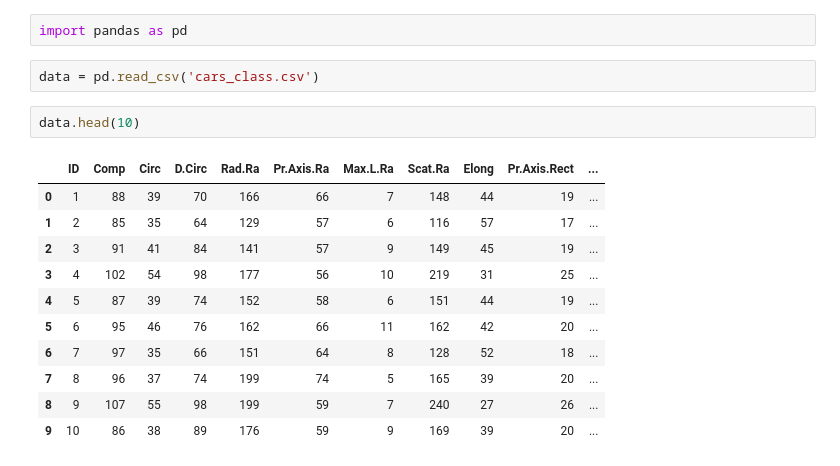
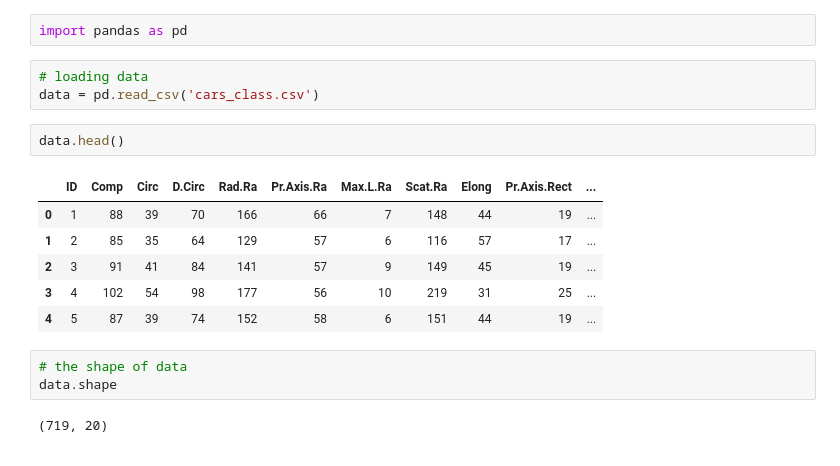
Before and after one commit to chjameskumar/cars_class_project, a Jupyter notebook: cars_class.ipynb, the cells around one changed output. Saved outputs shown, nothing was run; the diff lists cells and outputs as text.

```diff
--- a/cars_class.ipynb
+++ b/cars_class.ipynb
@@ -3,18 +3,19 @@
 # %%
 import pandas as pd
 # %%
+# loading data
 data = pd.read_csv('cars_class.csv')
 # %%
-data.head(10)
+data.head()
 # %% [output]
 |  | ID | Comp | Circ | D.Circ | Rad.Ra | Pr.Axis.Ra | Max.L.Ra | Scat.Ra | Elong | Pr.Axis.Rect | ... |
 | 0 | 1 | 88 | 39 | 70 | 166 | 66 | 7 | 148 | 44 | 19 | ... |
 | 1 | 2 | 85 | 35 | 64 | 129 | 57 | 6 | 116 | 57 | 17 | ... |
 | 2 | 3 | 91 | 41 | 84 | 141 | 57 | 9 | 149 | 45 | 19 | ... |
 | 3 | 4 | 102 | 54 | 98 | 177 | 56 | 10 | 219 | 31 | 25 | ... |
 | 4 | 5 | 87 | 39 | 74 | 152 | 58 | 6 | 151 | 44 | 19 | ... |
-| 5 | 6 | 95 | 46 | 76 | 162 | 66 | 11 | 162 | 42 | 20 | ... |
-| 6 | 7 | 97 | 35 | 66 | 151 | 64 | 8 | 128 | 52 | 18 | ... |
-| 7 | 8 | 96 | 37 | 74 | 199 | 74 | 5 | 165 | 39 | 20 | ... |
-| 8 | 9 | 107 | 55 | 98 | 199 | 59 | 7 | 240 | 27 | 26 | ... |
-| 9 | 10 | 86 | 38 | 89 | 176 | 59 | 9 | 169 | 39 | 20 | ... |
+# %%
+# the shape of data
+data.shape
+# %% [output]
+(719, 20)
```
Also changed, not shown: parts of 82 cells of this notebook.
